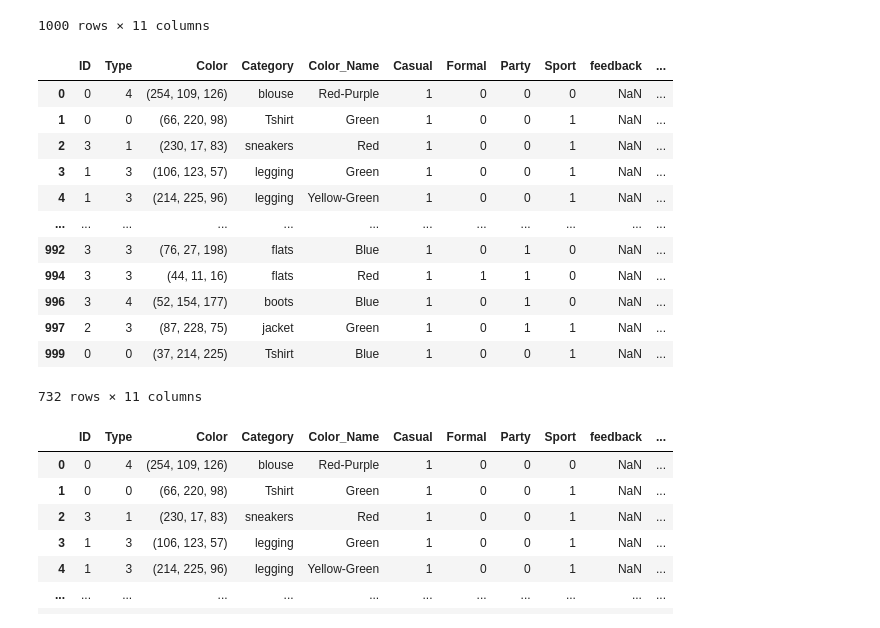
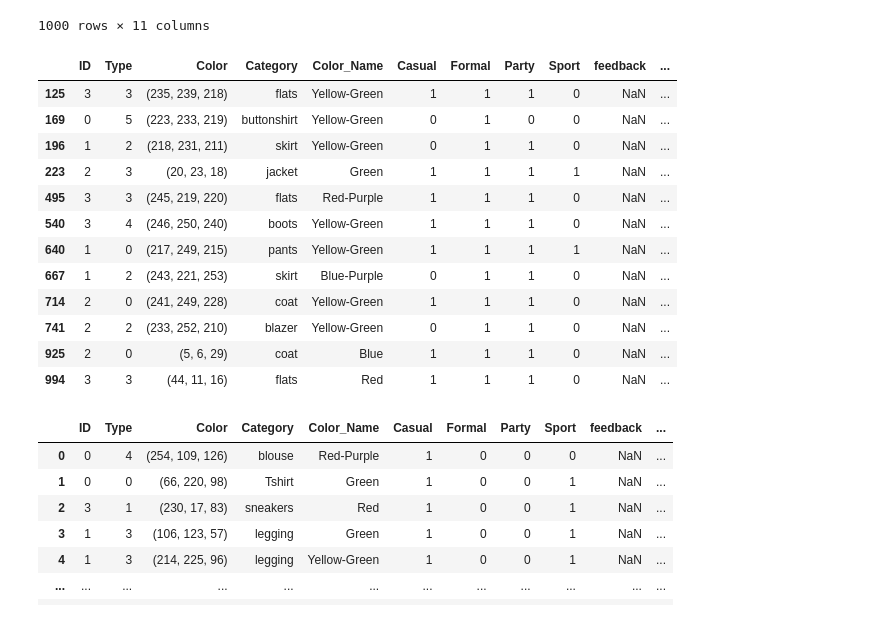
Before and after one commit to SeffySnow/styleSmart, a Jupyter notebook: recommendation.ipynb, the cells around one changed output. Saved outputs shown, nothing was run; the diff lists cells and outputs as text; code cells hidden in the pictures.

```diff
--- a/recommendation.ipynb
+++ b/recommendation.ipynb
@@ -488,23 +435,23 @@ df
 | 999 | 0 | 0 | (37, 214, 225) | Tshirt | Blue | 1 | 0 | 0 | 1 | NaN | ... |
 1000 rows × 11 columns
 # %%
-new=df[df['Casual']==1]
+new=df[df['Formal']==1]
 new['ID'].value_counts()
 new
 # %% [output]
 |  | ID | Type | Color | Category | Color_Name | Casual | Formal | Party | Sport | feedback | ... |
-| 0 | 0 | 4 | (254, 109, 126) | blouse | Red-Purple | 1 | 0 | 0 | 0 | NaN | ... |
-| 1 | 0 | 0 | (66, 220, 98) | Tshirt | Green | 1 | 0 | 0 | 1 | NaN | ... |
-| 2 | 3 | 1 | (230, 17, 83) | sneakers | Red | 1 | 0 | 0 | 1 | NaN | ... |
-| 3 | 1 | 3 | (106, 123, 57) | legging | Green | 1 | 0 | 0 | 1 | NaN | ... |
-| 4 | 1 | 3 | (214, 225, 96) | legging | Yellow-Green | 1 | 0 | 0 | 1 | NaN | ... |
-| ... | ... | ... | ... | ... | ... | ... | ... | ... | ... | ... | ... |
-| 992 | 3 | 3 | (76, 27, 198) | flats | Blue | 1 | 0 | 1 | 0 | NaN | ... |
+| 125 | 3 | 3 | (235, 239, 218) | flats | Yellow-Green | 1 | 1 | 1 | 0 | NaN | ... |
+| 169 | 0 | 5 | (223, 233, 219) | buttonshirt | Yellow-Green | 0 | 1 | 0 | 0 | NaN | ... |
+| 196 | 1 | 2 | (218, 231, 211) | skirt | Yellow-Green | 0 | 1 | 1 | 0 | NaN | ... |
+| 223 | 2 | 3 | (20, 23, 18) | jacket | Green | 1 | 1 | 1 | 1 | NaN | ... |
+| 495 | 3 | 3 | (245, 219, 220) | flats | Red-Purple | 1 | 1 | 1 | 0 | NaN | ... |
+| 540 | 3 | 4 | (246, 250, 240) | boots | Yellow-Green | 1 | 1 | 1 | 0 | NaN | ... |
+| 640 | 1 | 0 | (217, 249, 215) | pants | Yellow-Green | 1 | 1 | 1 | 1 | NaN | ... |
+| 667 | 1 | 2 | (243, 221, 253) | skirt | Blue-Purple | 0 | 1 | 1 | 0 | NaN | ... |
+| 714 | 2 | 0 | (241, 249, 228) | coat | Yellow-Green | 1 | 1 | 1 | 0 | NaN | ... |
+| 741 | 2 | 2 | (233, 252, 210) | blazer | Yellow-Green | 0 | 1 | 1 | 0 | NaN | ... |
+| 925 | 2 | 0 | (5, 6, 29) | coat | Blue | 1 | 1 | 1 | 0 | NaN | ... |
 | 994 | 3 | 3 | (44, 11, 16) | flats | Red | 1 | 1 | 1 | 0 | NaN | ... |
-| 996 | 3 | 4 | (52, 154, 177) | boots | Blue | 1 | 0 | 1 | 0 | NaN | ... |
-| 997 | 2 | 3 | (87, 228, 75) | jacket | Green | 1 | 0 | 1 | 1 | NaN | ... |
-| 999 | 0 | 0 | (37, 214, 225) | Tshirt | Blue | 1 | 0 | 0 | 1 | NaN | ... |
-732 rows × 11 columns
 # %%
 df
 # %% [output]
```
Also changed, not shown: parts of 25 cells of this notebook.
